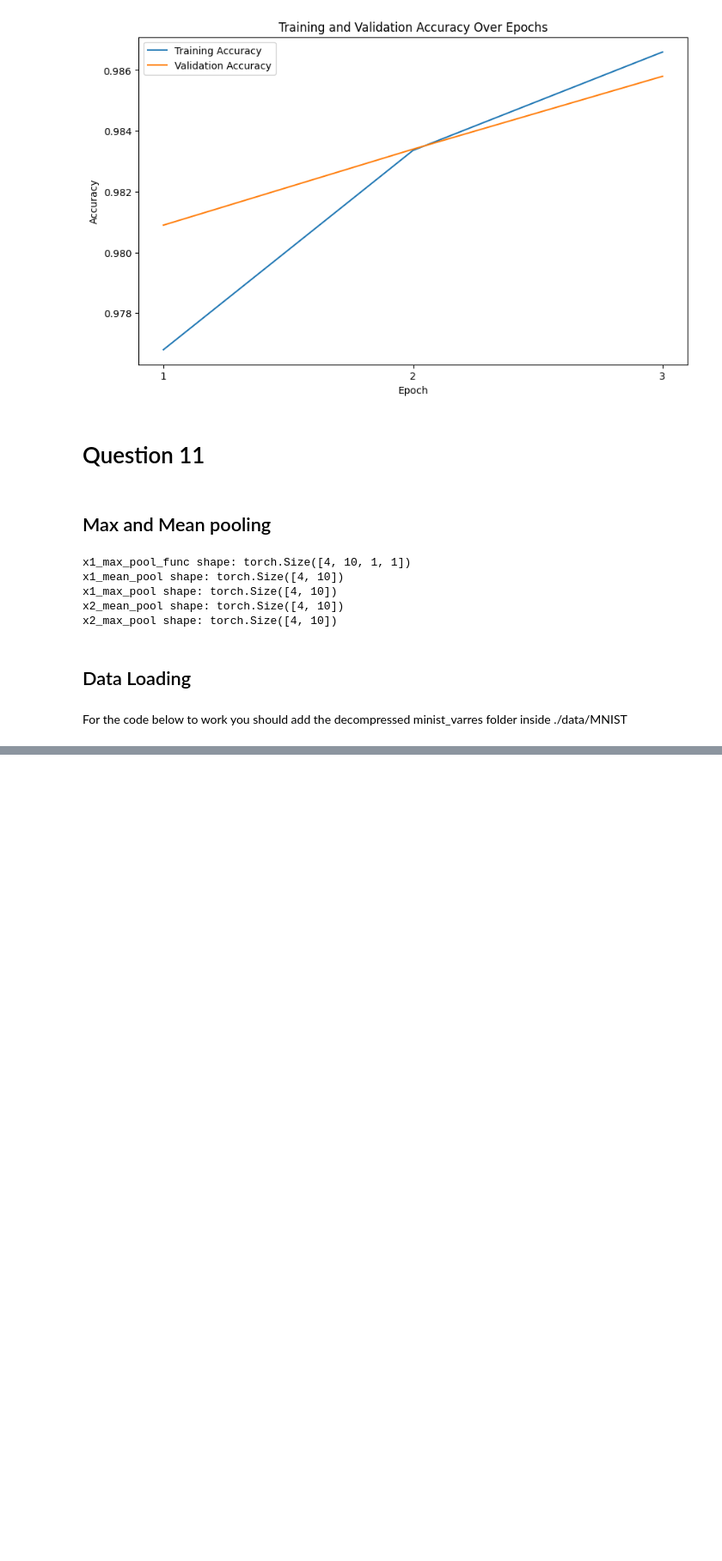
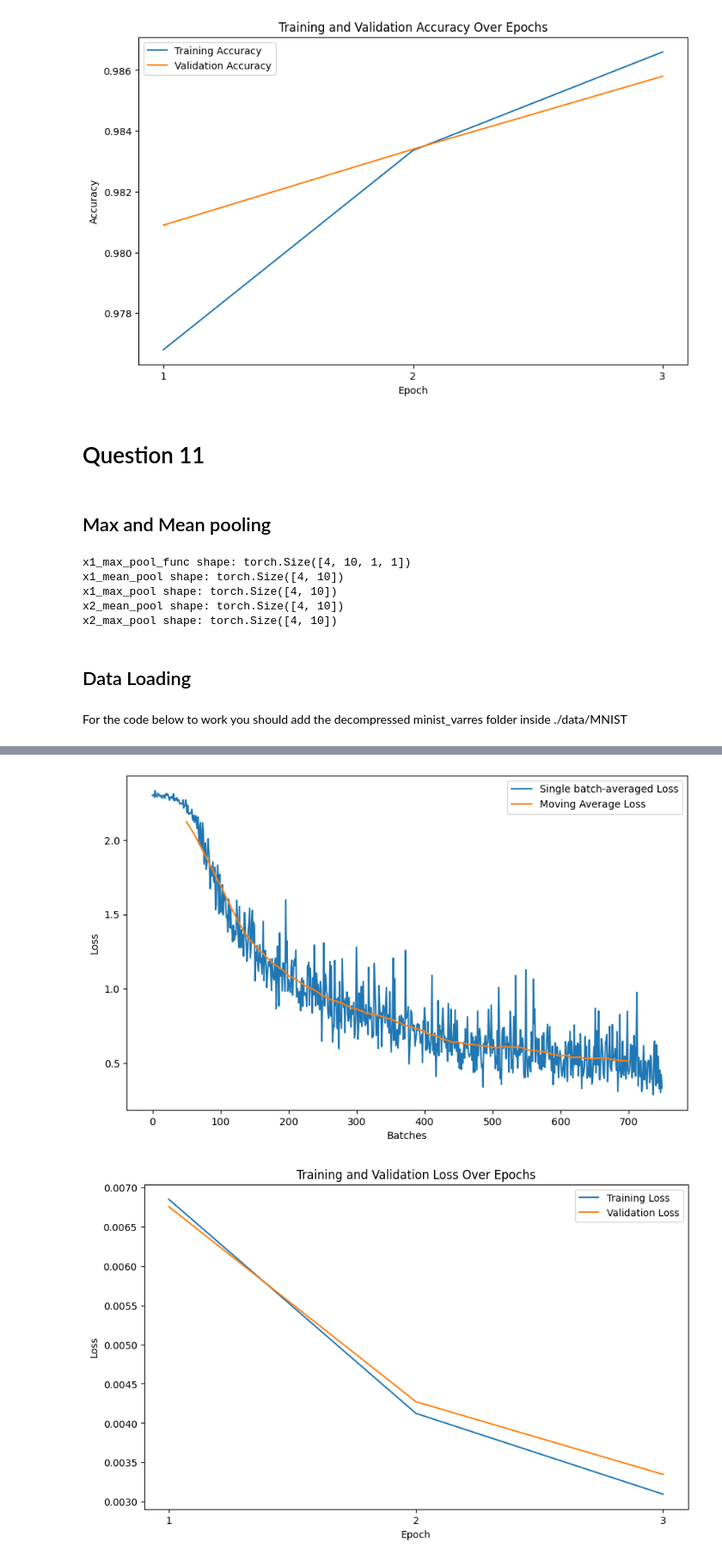
Before and after one commit to michelexyz/DL-group-assignments, a Jupyter notebook: part2.ipynb, the cells around one changed output, grey strips where cells are left out. Shown at 86% size. Cells and saved outputs as stored; diff of their text form; code cells hidden in the pictures; blank space fills up the shorter version.

```diff
--- a/part2.ipynb
+++ b/part2.ipynb
@@ -231,10 +272,14 @@ x2_max_pool shape: torch.Size([4, 10])
 For the code below to work you should add the decompressed minist_varres folder inside ./data/MNIST
 # %%
 from torchvision.datasets import ImageFolder
-from torchvision.transforms import Compose, Resize, ToTensor
+from torchvision.transforms import Compose, Resize, ToTensor, Grayscale
+import matplotlib.pyplot as plt
+
 
 # Load the variable resolution dataset
 varres_transform = Compose([
+    Resize((28, 28)),
+    Grayscale(num_output_channels=1),
     ToTensor()
 ])
 
@@ -249,7 +294,13 @@ train_varres_dataset, val_varres_dataset = torch.utils.data.random_split(vatters
 
 
 # Create data loaders
-train_varres_loader = DataLoader(train_varres_dataset, batch_size=64, shuffle=True)
-val_varres_loader = DataLoader(val_varres_dataset, batch_size=64, shuffle=False)
+train_varres_loader = DataLoader(train_varres_dataset, batch_size=len(train_varres_dataset), shuffle=True)
+val_varres_loader = DataLoader(val_varres_dataset, batch_size=len(val_varres_dataset), shuffle=False)
 
-test_varres_loader = DataLoader(varres_test, batch_size=64, shuffle=False)
+test_varres_loader = DataLoader(varres_test, batch_size=len(varres_test), shuffle=False)
+
+
+#load the whole dataset into tensors
+x_train_resized, y_train_resized= next(iter(train_varres_loader))
+x_val_resized, y_val_resized = next(iter(val_varres_loader))
+x_test_resized, y_test_resized = next(iter(test_varres_loader))
@@ -255,0 +311,14 @@ test_varres_loader = DataLoader(varres_test, batch_size=64, shuffle=False)
+# %%
+# Train the model
+
+model = MNISTConvNet()
+# Training on CPU (use "cuda" for GPU training if available)
+device = torch.device("cuda" if torch.cuda.is_available() else "cpu")
+model.to(device)
+# put the data on the device
+x_train_resized, y_train_resized, x_val_resized, y_val_resized = x_train_resized.to(device), y_train_resized.to(device), x_val_resized.to(device), y_val_resized.to(device)
+
+criterion = nn.CrossEntropyLoss()
+optimizer = torch.optim.Adam(model.parameters(), lr=0.001)
+
+first_epoch_running_loss, train_evaluations, val_evaluations = train(model, x_train_resized, y_train_resized, x_val_resized, y_val_resized, optimizer, criterion, epochs=3, batch_size=64)
@@ -255,0 +329,7 @@ test_varres_loader = DataLoader(varres_test, batch_size=64, shuffle=False)
+# %%
+import matplotlib.pyplot as plt
+
+plot_results(first_epoch_running_loss, train_evaluations, val_evaluations)
+# %% [output]
+[figure, added]
+[figure, added]
```
Also changed, not shown: parts of 5 cells of this notebook, 1 other file.
